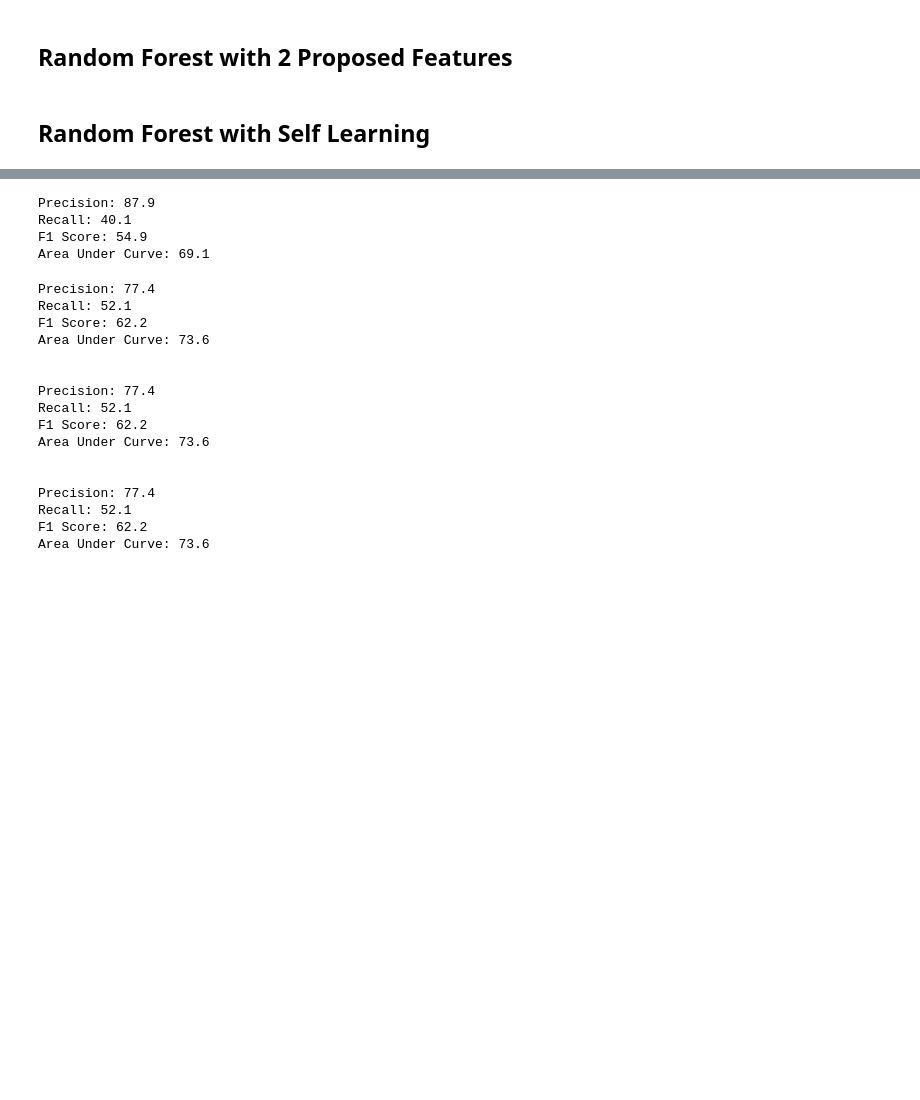
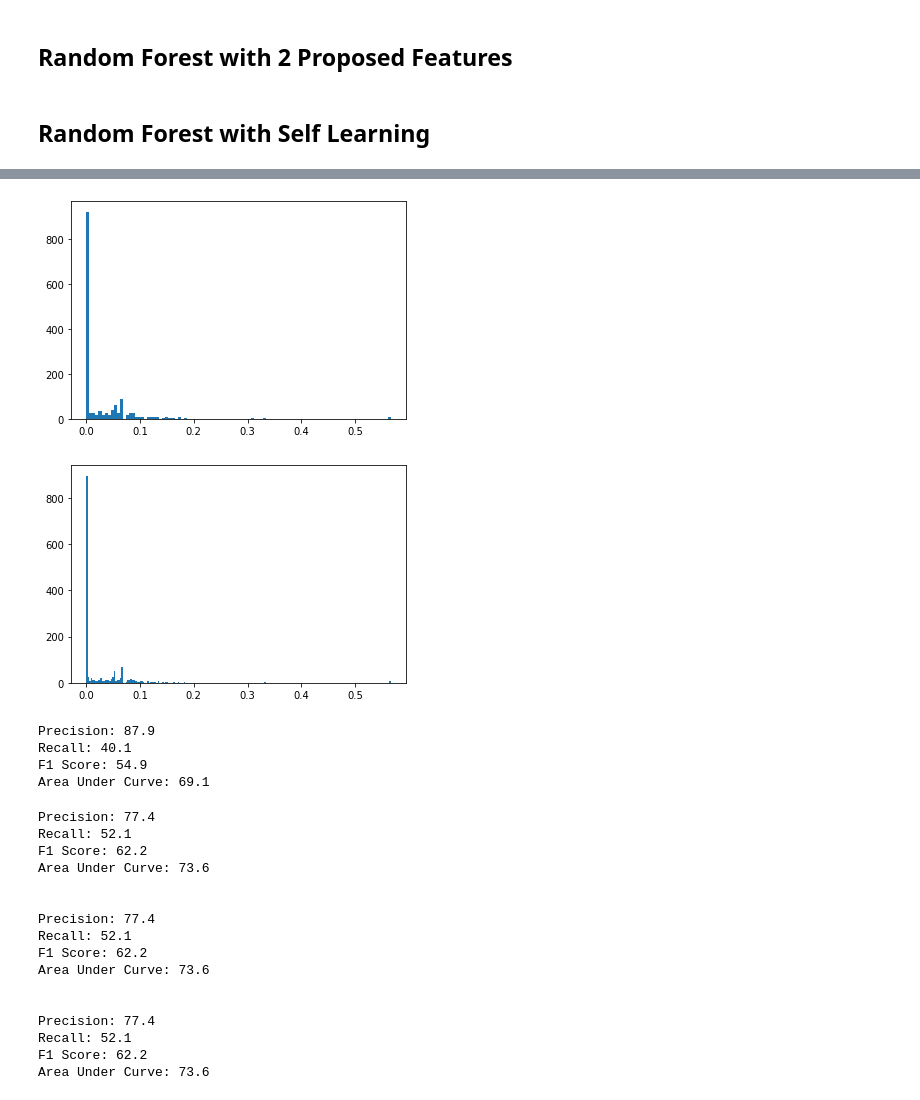
Before and after one commit to itsshivampal/Concept-Prerequiste-Learning, a Jupyter notebook: Physics Exp Setup/Prop_Sup Method/Self Learning.ipynb, the cells around one changed output, grey strips where cells are left out. Drawn from its saved outputs; the diff is of its cells as text; code cells hidden in the pictures; blank space fills up the shorter version.

```diff
--- a/Physics Exp Setup/Prop_Sup Method/Self Learning.ipynb
+++ b/Physics Exp Setup/Prop_Sup Method/Self Learning.ipynb
@@ -244,3 +253,12 @@ len(pos_pairs), len(neg_pairs)
+# %%
+plt.hist(neg_pairs, bins = 100)
+plt.show()
+
+plt.hist(neg_pairs, bins = 200)
+plt.show()
+# %% [output]
+[figure, added]
+[figure, added]
 # %%
 plt.hist(tfidf, bins = 100)
 plt.show()
```
Also changed, not shown: parts of 2 cells of this notebook.
